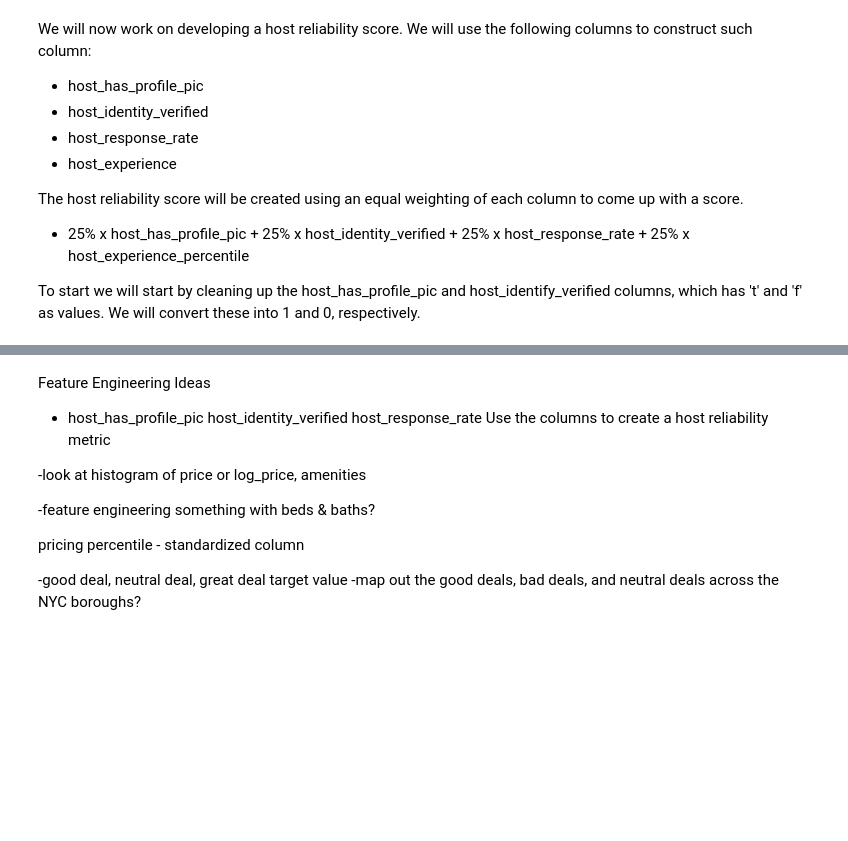
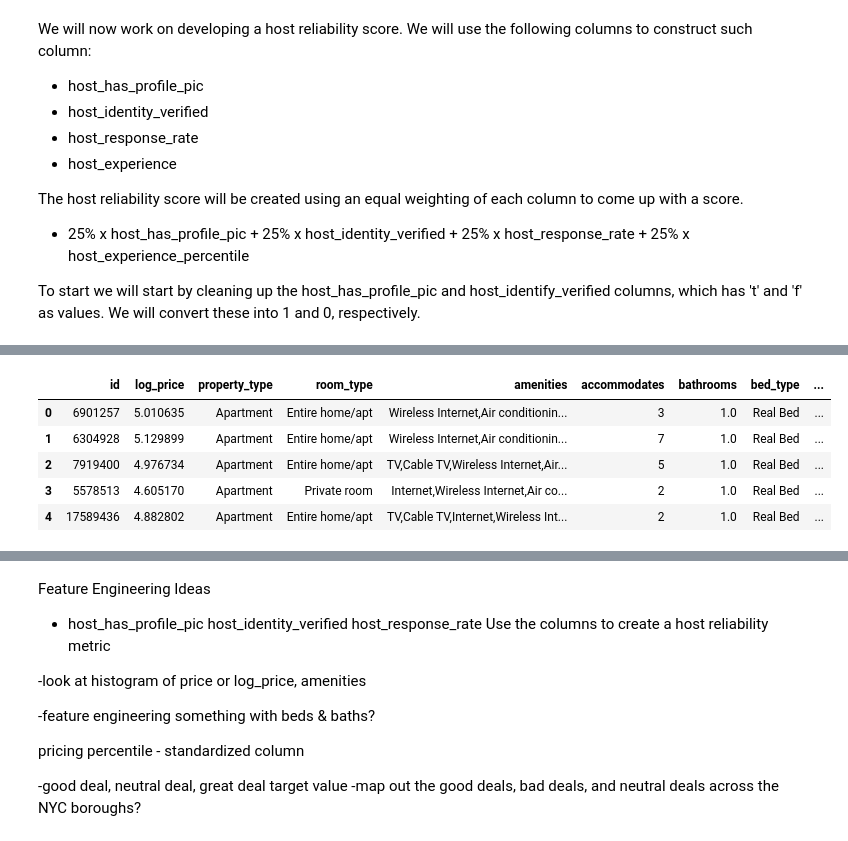
Before and after one commit to schoe4208/Airbnb-NYC-Predictive-Analysis, a Jupyter notebook: airbnb_notebook.ipynb, the cells around one changed output, grey strips where cells are left out. Cells and saved outputs as stored; diff of their text form; code cells hidden in the pictures; blank space fills up the shorter version.

Commit message:
created a new cleaned dataframe. Moving onto target variable creation.

```diff
--- a/airbnb_notebook.ipynb
+++ b/airbnb_notebook.ipynb
@@ -290,16 +322,17 @@ We'll come back to this
 
 For those with no review - we will assign them the mean score
 For those with more than 1 review but no review score - we will assume that the host lost credibility
-# %%
-### This code is not working properly. Need to fix
-
-mean_rating = df_nyc['review_scores_rating'].mean()
-
-# Fill null values based on conditions
-df_nyc['review_scores_rating'] = df_nyc.apply(
-    lambda row: mean_rating if row['number_of_reviews'] in [0, 1] else 0
-    if pd.isnull(row['review_scores_rating']) else row['review_scores_rating'],
-    axis=1
-)
+# %%
+# Calculate the mean rating
+mean_rating = df_nyc['review_scores_rating'].mean()
+
+# Create a boolean mask to identify rows with null values and number_of_reviews <= 1
+mask = (df_nyc['review_scores_rating'].isnull()) & (df_nyc['number_of_reviews'] <= 1)
+
+# Replace null values that meet the conditions with the mean rating
+df_nyc.loc[mask, 'review_scores_rating'] = mean_rating
+
+# Replace other null values with 0
+df_nyc['review_scores_rating'].fillna(0, inplace=True)
 # %%
 df_nyc['review_scores_rating'].value_counts()
@@ -468,3 +712,12 @@ df_nyc.info()
 # %%
 #We now create a new column log_price_percentile, which is the percentile ranking of log_price column
-#df_nyc['log_price_percentile'] = stats.rankdata(df_nyc['log_price'], method='average') / len(df_nyc)
+df_nyc['log_price_percentile'] = stats.rankdata(df_nyc['log_price'], method='average') / len(df_nyc)
+# %%
+df_nyc.head()
+# %% [output]
+|  | id | log_price | property_type | room_type | amenities | accommodates | bathrooms | bed_type | ... |
+| 0 | 6901257 | 5.010635 | Apartment | Entire home/apt | Wireless Internet,Air conditionin... | 3 | 1.0 | Real Bed | ... |
+| 1 | 6304928 | 5.129899 | Apartment | Entire home/apt | Wireless Internet,Air conditionin... | 7 | 1.0 | Real Bed | ... |
+| 2 | 7919400 | 4.976734 | Apartment | Entire home/apt | TV,Cable TV,Wireless Internet,Air... | 5 | 1.0 | Real Bed | ... |
+| 3 | 5578513 | 4.605170 | Apartment | Private room | Internet,Wireless Internet,Air co... | 2 | 1.0 | Real Bed | ... |
+| 4 | 17589436 | 4.882802 | Apartment | Entire home/apt | TV,Cable TV,Internet,Wireless Int... | 2 | 1.0 | Real Bed | ... |
```
Also changed, not shown: parts of 24 cells of this notebook.
